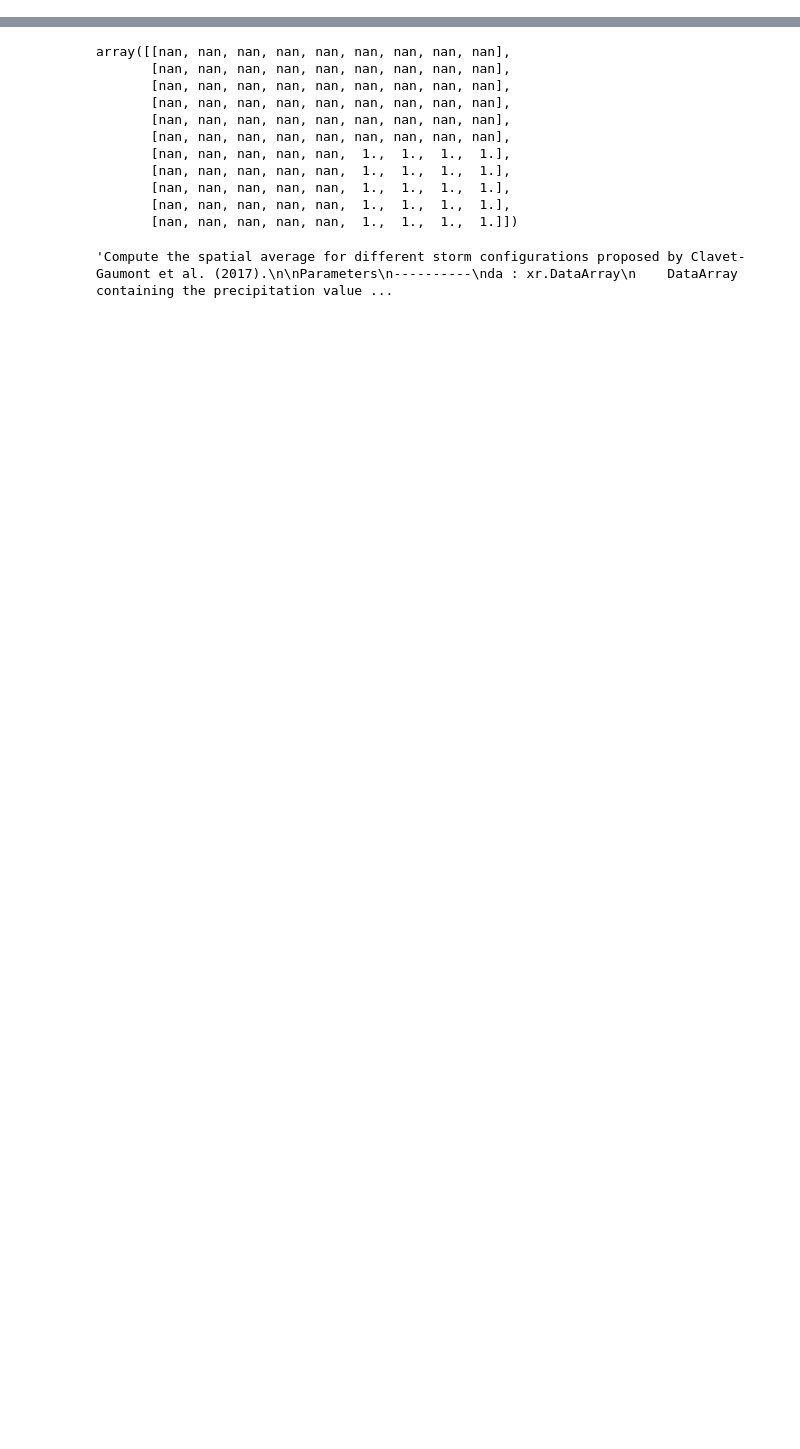
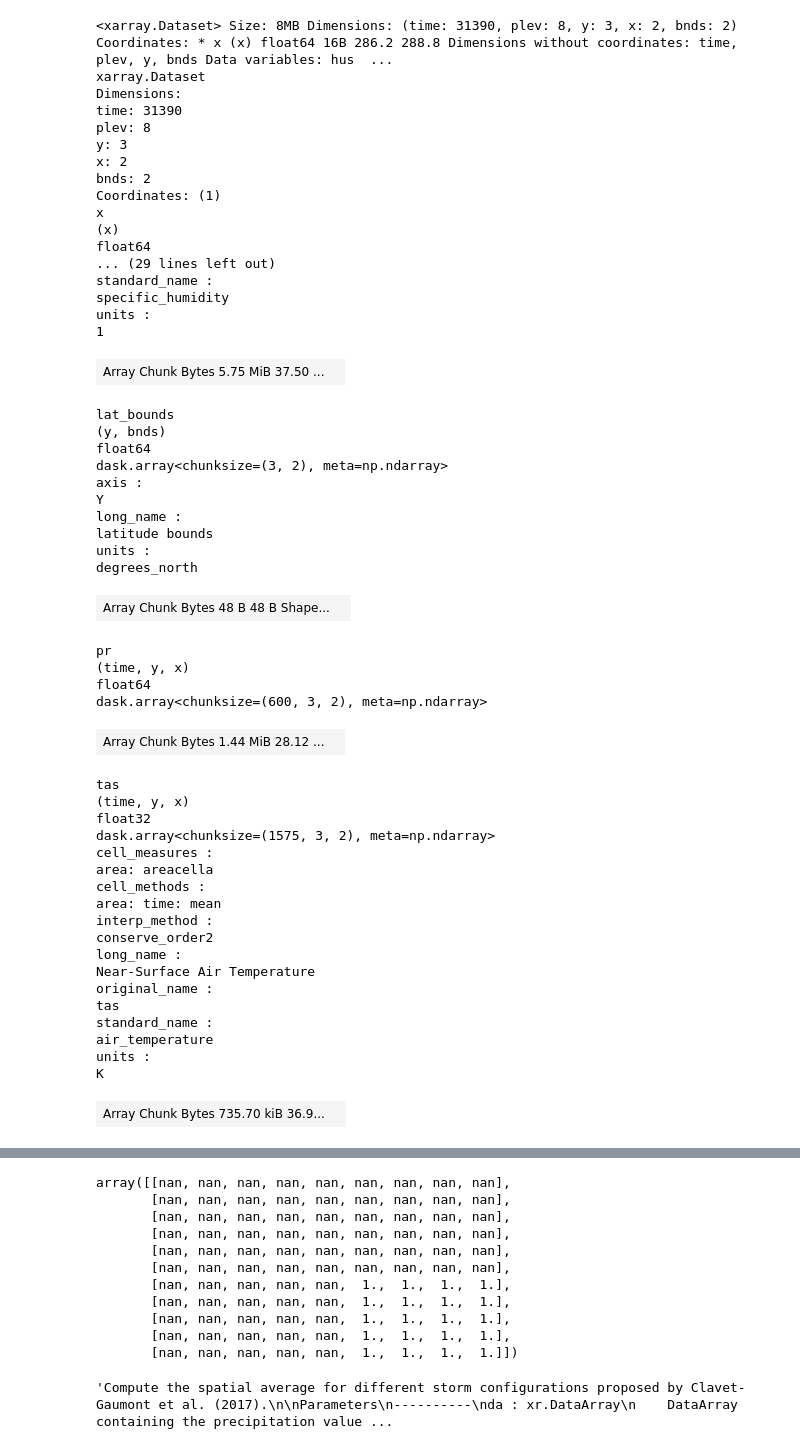
Before and after one commit to hydrologie/xhydro, a Jupyter notebook: docs/notebooks/First_attemp_new_agg.ipynb, the cells around one changed output, grey strips where cells are left out. Cells and saved outputs as stored; diff of their text form; code cells hidden in the pictures; blank space fills up the shorter version.

```diff
--- a/docs/notebooks/First_attemp_new_agg.ipynb
+++ b/docs/notebooks/First_attemp_new_agg.ipynb
@@ -30,0 +26,60 @@ radius = 100000000
+# %%
+path = (
+    "C:\\Users\\ospin\\OneDrive\\Documents\\CMP\\Delete_ask_julianDelete_ask_julian\\"
+)
+# %%
+xr.open_zarr(path + "ScenarioMIP.NOAA-GFDL.GFDL-CM4.ssp585.r1i1p1f1.day.gr2.zarr")
+# %% [output]
+<xarray.Dataset> Size: 8MB Dimensions: (time: 31390, plev: 8, y: 3, x: 2, bnds: 2) Coordinates: * x (x) float64 16B 286.2 288.8 Dimensions without coordinates: time, plev, y, bnds Data variables: hus  ...
+xarray.Dataset
+Dimensions:
+time: 31390
+plev: 8
+y: 3
+x: 2
+bnds: 2
+Coordinates: (1)
+x
+(x)
+float64
+... (29 lines left out)
+standard_name :
+specific_humidity
+units :
+1
+| Array Chunk Bytes 5.75 MiB 37.50 ... |  |
+lat_bounds
+(y, bnds)
+float64
+dask.array<chunksize=(3, 2), meta=np.ndarray>
+axis :
+Y
+long_name :
+latitude bounds
+units :
+degrees_north
+| Array Chunk Bytes 48 B 48 B Shape... |  |
+pr
+(time, y, x)
+float64
+dask.array<chunksize=(600, 3, 2), meta=np.ndarray>
+| Array Chunk Bytes 1.44 MiB 28.12 ... |  |
+tas
+(time, y, x)
+float32
+dask.array<chunksize=(1575, 3, 2), meta=np.ndarray>
+cell_measures :
+area: areacella
+cell_methods :
+area: time: mean
+interp_method :
+conserve_order2
+long_name :
+Near-Surface Air Temperature
+original_name :
+tas
+standard_name :
+air_temperature
+units :
+K
+| Array Chunk Bytes 735.70 kiB 36.9... |  |
```
Also changed, not shown: parts of 52 cells of this notebook, 1 other file.
